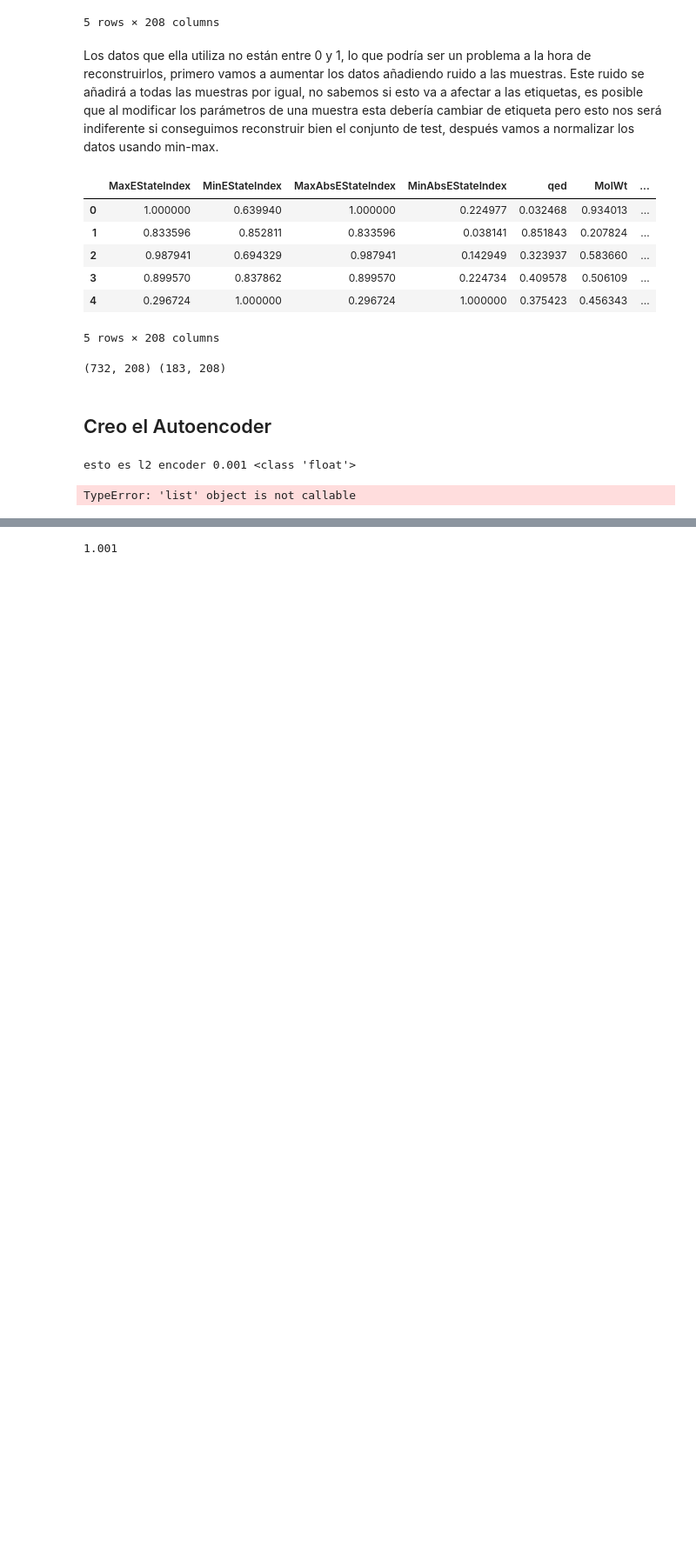
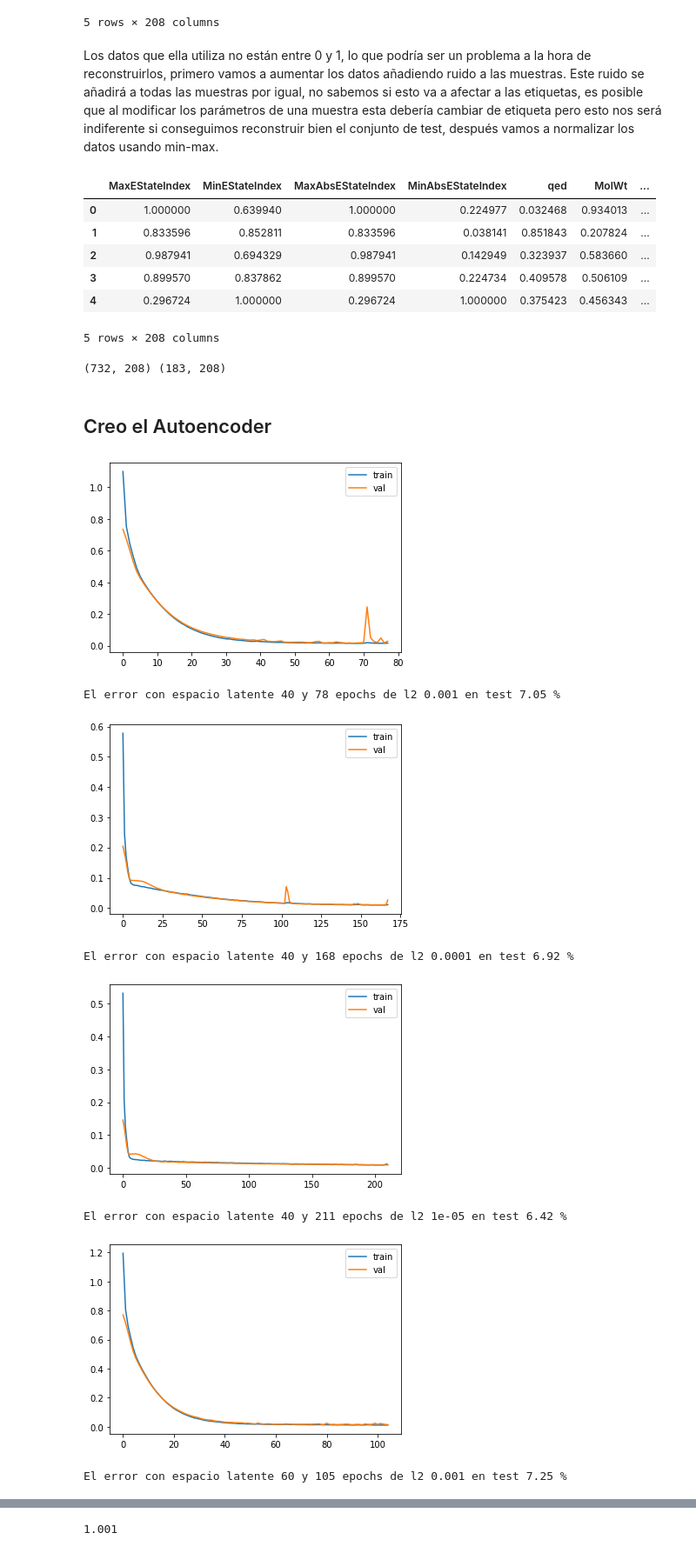
Before and after one commit to AlbertoGCID/Antiviral, a Jupyter notebook: Antiviralautoencoder.ipynb, the cells around one changed output, grey strips where cells are left out. Shown at 87% size. Drawn from its saved outputs; the diff is of its cells as text; code cells hidden in the pictures; blank space fills up the shorter version.

```diff
--- a/Antiviralautoencoder.ipynb
+++ b/Antiviralautoencoder.ipynb
@@ -321,18 +321,17 @@ seed(90) # Fijamos una semilla para que las pruebas sean reproducibles
 #TODO: modificar la arquitectura, añadir más capas
 
 def crearencoder(entradas,dimension,l2_value):
-    print("esto es l2 encoder",l2_value,type(l2_value))
     encoder = tf.keras.Sequential()
     dim = entradas.shape[1] # cogemos el número de características
     encoder.add(tf.keras.layers.InputLayer(dim))
     encoder.add(tf.keras.layers.Dense(dim,activation='relu',kernel_regularizer=l2(l2_value)))
     encoder.add(tf.keras.layers.BatchNormalization(axis=1,epsilon=0.001))
-    encoder.add(tf.keras.layers.Dense(dim//1.5,activation='relu',kernel_regularizer=l2(l2_value)))
-    encoder.add(tf.keras.layers.BatchNormalization(axis=1,epsilon=0.001))
+    #encoder.add(tf.keras.layers.Dense(dim//1.5,activation='relu',kernel_regularizer=l2(l2_value)))
+    #encoder.add(tf.keras.layers.BatchNormalization(axis=1,epsilon=0.001))
     encoder.add(tf.keras.layers.Dense(dim//2,activation='relu',kernel_regularizer=l2(l2_value)))
     encoder.add(tf.keras.layers.BatchNormalization(axis=1,epsilon=0.001))
-    encoder.add(tf.keras.layers.Dense(dim//3,activation='relu',kernel_regularizer=l2(l2_value)))
-    encoder.add(tf.keras.layers.BatchNormalization(axis=1,epsilon=0.001))
+    #encoder.add(tf.keras.layers.Dense(dim//3,activation='relu',kernel_regularizer=l2(l2_value)))
+    #encoder.add(tf.keras.layers.BatchNormalization(axis=1,epsilon=0.001))
     encoder.add(tf.keras.layers.Dense(dim//4,activation='relu',kernel_regularizer=l2(l2_value)))
     encoder.add(tf.keras.layers.BatchNormalization(axis=1,epsilon=0.001))
     encoder.add(tf.keras.layers.Dense(dimension,activation='softmax'))
@@ -347,19 +346,19 @@ def creardecoder(entradas,dimension,l2_value):
     decoder.add(tf.keras.layers.BatchNormalization(axis=1,epsilon=0.001))
     decoder.add(tf.keras.layers.Dense(dim//4,activation='relu',kernel_regularizer=l2(l2_value)))
     decoder.add(tf.keras.layers.BatchNormalization(axis=1,epsilon=0.001))
-    decoder.add(tf.keras.layers.Dense(dim//3,activation='relu',kernel_regularizer=l2(l2_value)))
-    decoder.add(tf.keras.layers.BatchNormalization(axis=1,epsilon=0.001))
+    #decoder.add(tf.keras.layers.Dense(dim//3,activation='relu',kernel_regularizer=l2(l2_value)))
+    #decoder.add(tf.keras.layers.BatchNormalization(axis=1,epsilon=0.001))
     decoder.add(tf.keras.layers.Dense(dim//2,activation='relu',kernel_regularizer=l2(l2_value)))
     decoder.add(tf.keras.layers.BatchNormalization(axis=1,epsilon=0.001))
-    decoder.add(tf.keras.layers.Dense(dim//1.5,activation='relu',kernel_regularizer=l2(l2_value)))
-    decoder.add(tf.keras.layers.BatchNormalization(axis=1,epsilon=0.001))
+    #decoder.add(tf.keras.layers.Dense(dim//1.5,activation='relu',kernel_regularizer=l2(l2_value)))
+    #decoder.add(tf.keras.layers.BatchNormalization(axis=1,epsilon=0.001))
     decoder.add(tf.keras.layers.Dense(dim,activation='linear'))
     decoder.build()
     return decoder
 
-def buildautoencoder(entradas,dimension,l2):
-    encoder = crearencoder(entradas,dimension,l2)
-    decoder = creardecoder(entradas,dimension,l2)
+def buildautoencoder(entradas,dimension,l2_value):
+    encoder = crearencoder(entradas,dimension,l2_value)
+    decoder = creardecoder(entradas,dimension,l2_value)
     autoencoder = tf.keras.Sequential([encoder,decoder])
     autoencoder.build(entradas.shape)
     autoencoder.compile(loss=fn_perdida,optimizer='Adam',metrics="mse")
@@ -371,8 +370,8 @@ def plottrain(historico):
     pyplot.legend()
     pyplot.show()
 
-def probarmodelo(train,val,dimension,test,Epochs,batchs,l2):
-    modelocreado,decoder,encoder = buildautoencoder(train,dimension,l2)
+def probarmodelo(train,val,dimension,test,Epochs,batchs,l2_value):
+    modelocreado,decoder,encoder = buildautoencoder(train,dimension,l2_value)
     early_stop = EarlyStopping(monitor='val_loss', patience=10, mode='min', restore_best_weights=True)
     historico = modelocreado.fit(train,train,validation_data=(val,val),shuffle=True,batch_size=batchs, epochs= Epochs,verbose=False, callbacks=[early_stop])
     plottrain(historico)
@@ -383,15 +382,21 @@ def probarmodelo(train,val,dimension,test,Epochs,batchs,l2):
     return fn_perdida(test, reconstruidos),epochs_done,encoder
 # %%
 #lo junto todo para probar parámetros
-dimension_h = [10,50]
+dimension_h = [40,60]
 fn_perdida = tf.keras.losses.MeanSquaredError()
 Epochs = 500
 batchs = 32
-l2 = [1e-3,1e-5,1e-7]
+l2_lista = [1e-3,1e-4,1e-5] #lo último que hice fue jugar con esto y los mejores resultados 1e-5/1e-7
 for i in dimension_h:
-    for j in l2:
+    for j in l2_lista:
         precisiontest = probarmodelo(train_df,val_df,i,df_test_se,Epochs,batchs,j)
         print("El error con espacio latente {} y {} epochs de l2 {} en test {:.2f} %".format(i,precisiontest[1],j,precisiontest[0].numpy()*100))
 # %% [output]
+[figure, added]
-esto es l2 encoder 0.001 <class 'float'>
+El error con espacio latente 40 y 78 epochs de l2 0.001 en test 7.05 %
+[figure, added]
-TypeError: 'list' object is not callable
+El error con espacio latente 40 y 168 epochs de l2 0.0001 en test 6.92 %
+[figure, added]
+El error con espacio latente 40 y 211 epochs de l2 1e-05 en test 6.42 %
+[figure, added]
+El error con espacio latente 60 y 105 epochs de l2 0.001 en test 7.25 %
```
Also changed, not shown: parts of 2 cells of this notebook.
